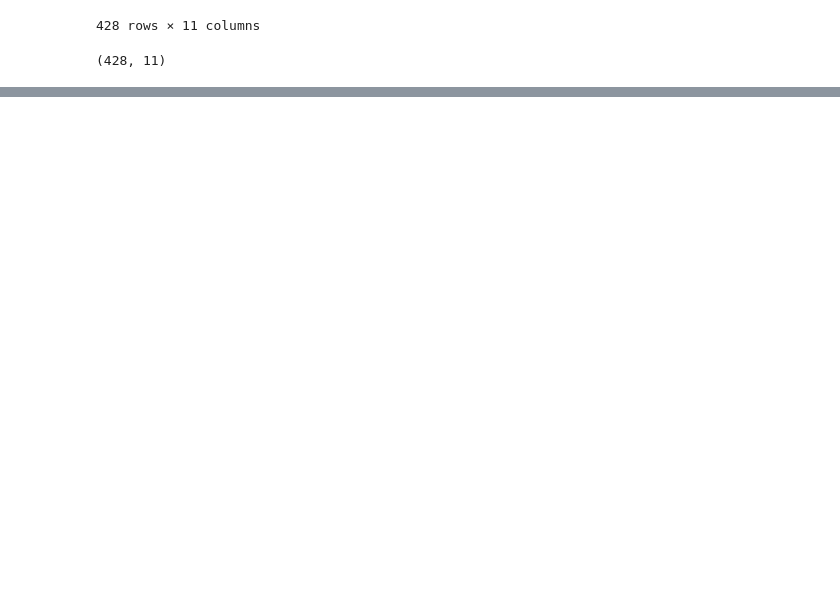
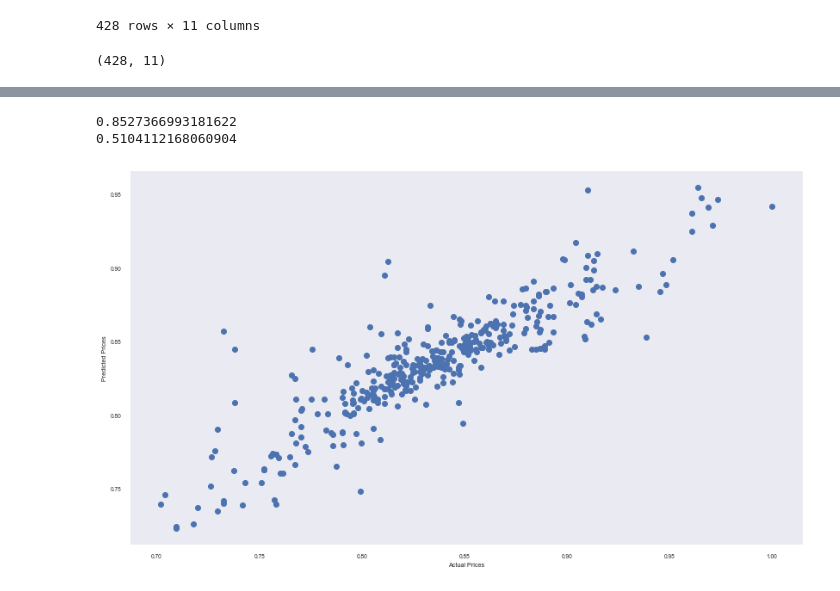
Before and after one commit to drt15Lei/BDAPA-project, a Jupyter notebook: Merged_code.ipynb, the cells around one changed output, grey strips where cells are left out. Cells and saved outputs as stored; diff of their text form; code cells hidden in the pictures; blank space fills up the shorter version.

```diff
--- a/Merged_code.ipynb
+++ b/Merged_code.ipynb
@@ -287,0 +266,51 @@ Mean absolute error: 0.6835694799505245
+# %%
+#Building intitial model
+features = ['BLOCK', 'ZIP CODE', 'LAND SQUARE FEET', "TOTAL UNITS", "GROSS SQUARE FEET"]
+
+X = df[features]
+Y = df['LOG PRICE']
+results = {}
+trainX, testX, trainY, testY = train_test_split(X, Y, test_size=0.2, random_state=0)
+model = RandomForestRegressor(n_estimators = 200, max_depth = 80, bootstrap = True, max_features = "sqrt", min_samples_leaf = 2, min_samples_split = 2)
+model.fit(trainX, trainY)
+
+print(model.score(trainX, trainY))
+
+print(model.score(testX, testY))
+
+pred_Y = model.predict(X)
+plt.figure(figsize=(14, 8))
+plt.plot(Y, pred_Y, 'o')
+plb.xlabel('Actual Prices')
+plb.ylabel('Predicted Prices')
+plt.grid()
+plt.show()
+
+##RUN TO FIND OUT OPTIMAL PARAMETERS OF RANDOM FOREST - WILL MAKE CPU GO TO 100% FOR A BIT
+
+# # Number of trees in random forest
+# n_estimators = [int(x) for x in np.linspace(start = 200, stop = 2000, num = 10)]
+# # Number of features to consider at every split
+# max_features = ['auto', 'sqrt']
+# # Maximum number of levels in tree
+# max_depth = [int(x) for x in np.linspace(10, 110, num = 11)]
+# max_depth.append(None)
+# # Minimum number of samples required to split a node
+# min_samples_split = [2, 5, 10]
+# # Minimum number of samples required at each leaf node
+# min_samples_leaf = [1, 2, 4]
+# # Method of selecting samples for training each tree
+# bootstrap = [True, False]# Create the random grid
+# random_grid = {'n_estimators': n_estimators,
+#                'max_depth': max_depth,
+#                'min_samples_split': min_samples_split,
+#                'min_samples_leaf': min_samples_leaf}
+
+# rf = RandomForestRegressor()
+# rf_random = GridSearchCV(estimator = rf, param_grid = random_grid,cv = 5, verbose=2, n_jobs = -1)
+# rf_random.fit(trainX, trainY)
+# rf_random.best_params_
+# %% [output]
+0.8527366993181622
+0.5104112168060904
+[figure, added]
```
Also changed, not shown: parts of 6 cells of this notebook.
